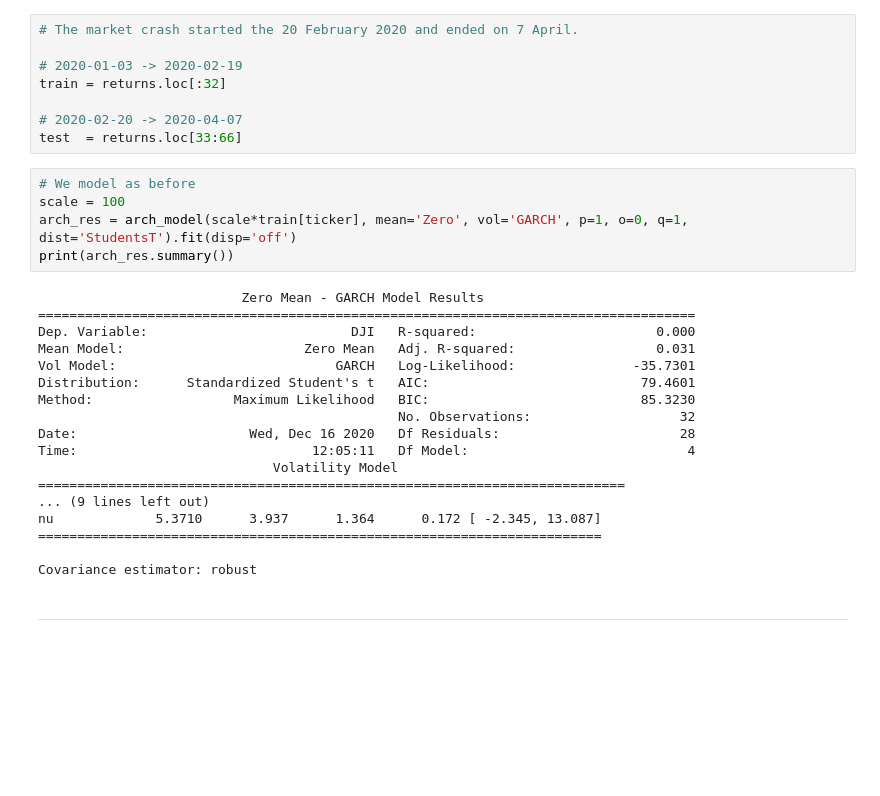
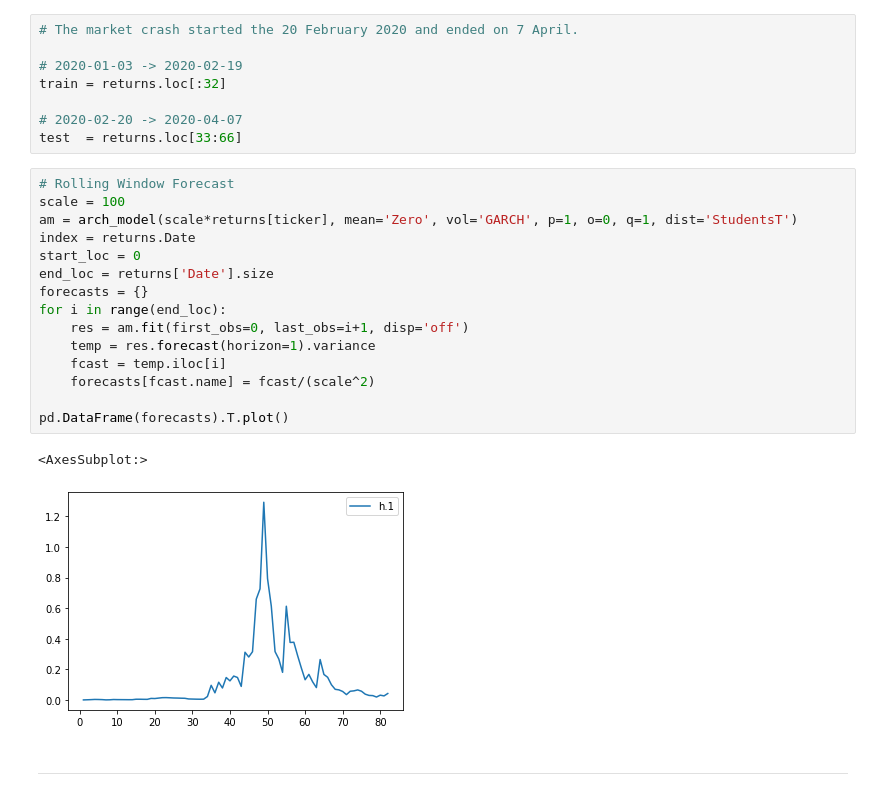
Before and after one commit to epfl-ada/ada-2020-project-milestone-p3-p3_adanas, a Jupyter notebook: creative_extension.ipynb, the cells around one changed output. Cells and saved outputs as stored; diff of their text form; blank space fills up the shorter version.

Commit message:
tested rolling window
not working

```diff
--- a/creative_extension.ipynb
+++ b/creative_extension.ipynb
@@ -446,29 +446,24 @@ train = returns.loc[:32]
 
 # 2020-02-20 -> 2020-04-07
 test  = returns.loc[33:66]
-# %%
-# We model as before
-scale = 100
-arch_res = arch_model(scale*train[ticker], mean='Zero', vol='GARCH', p=1, o=0, q=1, dist='StudentsT').fit(disp='off')
-print(arch_res.summary())
-# %% [output]
-                          Zero Mean - GARCH Model Results
-====================================================================================
-Dep. Variable:                          DJI   R-squared:                       0.000
-Mean Model:                       Zero Mean   Adj. R-squared:                  0.031
-Vol Model:                            GARCH   Log-Likelihood:               -35.7301
-Distribution:      Standardized Student's t   AIC:                           79.4601
-Method:                  Maximum Likelihood   BIC:                           85.3230
-                                              No. Observations:                   32
-Date:                      Wed, Dec 16 2020   Df Residuals:                       28
-Time:                              12:05:11   Df Model:                            4
-                              Volatility Model
-===========================================================================
-... (9 lines left out)
-nu             5.3710      3.937      1.364      0.172 [ -2.345, 13.087]
-========================================================================
-
-Covariance estimator: robust
+# %%
+# Rolling Window Forecast
+scale = 100
+am = arch_model(scale*returns[ticker], mean='Zero', vol='GARCH', p=1, o=0, q=1, dist='StudentsT')
+index = returns.Date
+start_loc = 0
+end_loc = returns['Date'].size
+forecasts = {}
+for i in range(end_loc):
+    res = am.fit(first_obs=0, last_obs=i+1, disp='off')
+    temp = res.forecast(horizon=1).variance
+    fcast = temp.iloc[i]
+    forecasts[fcast.name] = fcast/(scale^2)
+
+pd.DataFrame(forecasts).T.plot()
+# %% [output]
+<AxesSubplot:>
+[figure, added]
 # %% [markdown]
 ---
 # %% [markdown]
```
Also changed, not shown: parts of 1 cell of this notebook.
